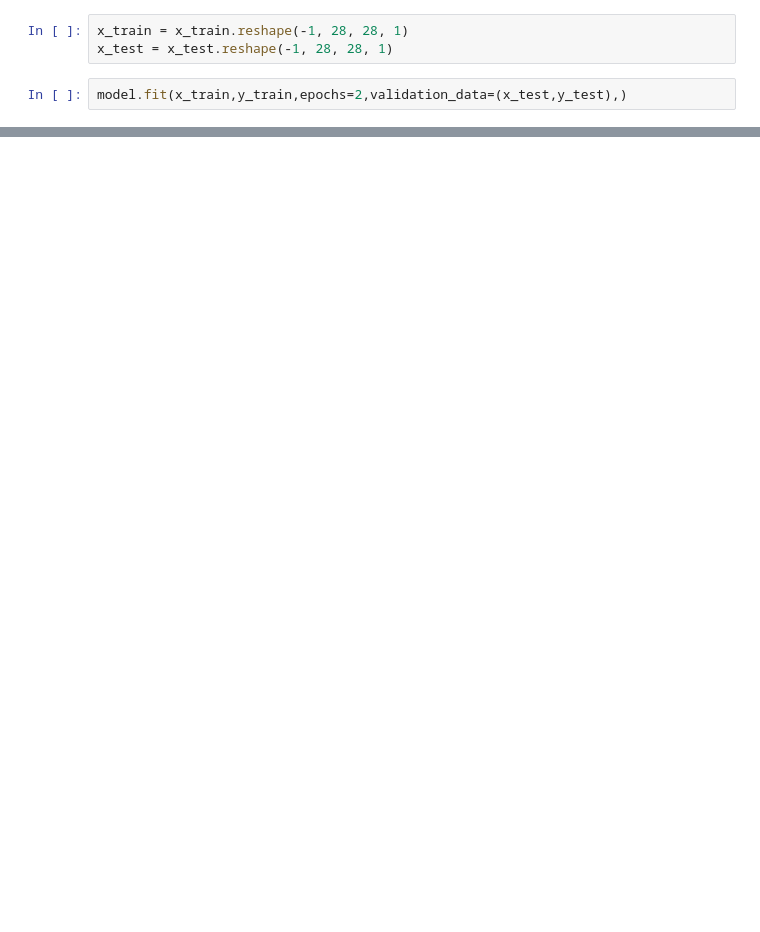
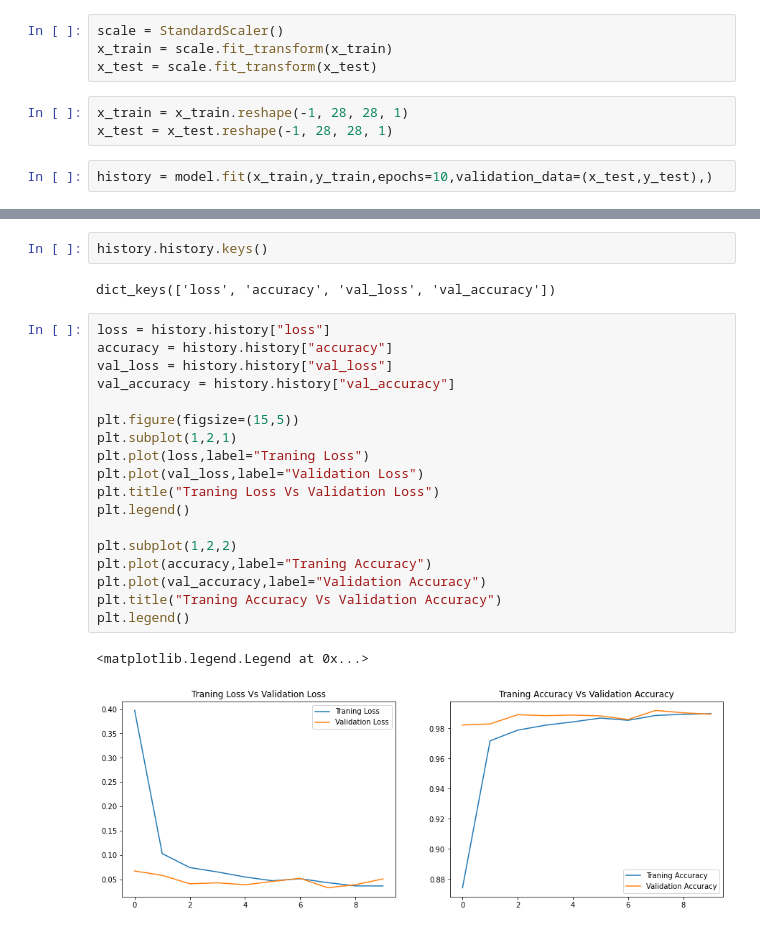
Before and after one commit to sahilr005/ml, a Jupyter notebook: digit-recognizer-ml-dl-cnn.ipynb, the cells around one changed output, grey strips where cells are left out. Drawn from its saved outputs; the diff is of its cells as text; blank space fills up the shorter version.

```diff
--- a/digit-recognizer-ml-dl-cnn.ipynb
+++ b/digit-recognizer-ml-dl-cnn.ipynb
@@ -123,9 +124,13 @@ model.compile(optimizer="adam",loss=tf.keras.losses.sparse_categorical_crossentr
 x_train.shape,y_train.shape
 # %% [output]
 ((29400, 784), (29400,))
+# %%
+scale = StandardScaler()
+x_train = scale.fit_transform(x_train)
+x_test = scale.fit_transform(x_test)
 # %%
 x_train = x_train.reshape(-1, 28, 28, 1)
 x_test = x_test.reshape(-1, 28, 28, 1)
 # %%
-model.fit(x_train,y_train,epochs=2,validation_data=(x_test,y_test),)
+history = model.fit(x_train,y_train,epochs=10,validation_data=(x_test,y_test),)
 # %% [output]
@@ -145,0 +166,25 @@ model.evaluate(x_train,y_train) , model.evaluate(x_test,y_test)
+# %%
+history.history.keys()
+# %% [output]
+dict_keys(['loss', 'accuracy', 'val_loss', 'val_accuracy'])
+# %%
+loss = history.history["loss"]
+accuracy = history.history["accuracy"]
+val_loss = history.history["val_loss"]
+val_accuracy = history.history["val_accuracy"]
+
+plt.figure(figsize=(15,5))
+plt.subplot(1,2,1)
+plt.plot(loss,label="Traning Loss")
+plt.plot(val_loss,label="Validation Loss")
+plt.title("Traning Loss Vs Validation Loss")
+plt.legend()
+
+plt.subplot(1,2,2)
+plt.plot(accuracy,label="Traning Accuracy")
+plt.plot(val_accuracy,label="Validation Accuracy")
+plt.title("Traning Accuracy Vs Validation Accuracy")
+plt.legend()
+# %% [output]
+<matplotlib.legend.Legend at 0x...>
+[figure, added]
```
Also changed, not shown: parts of 6 cells of this notebook.
